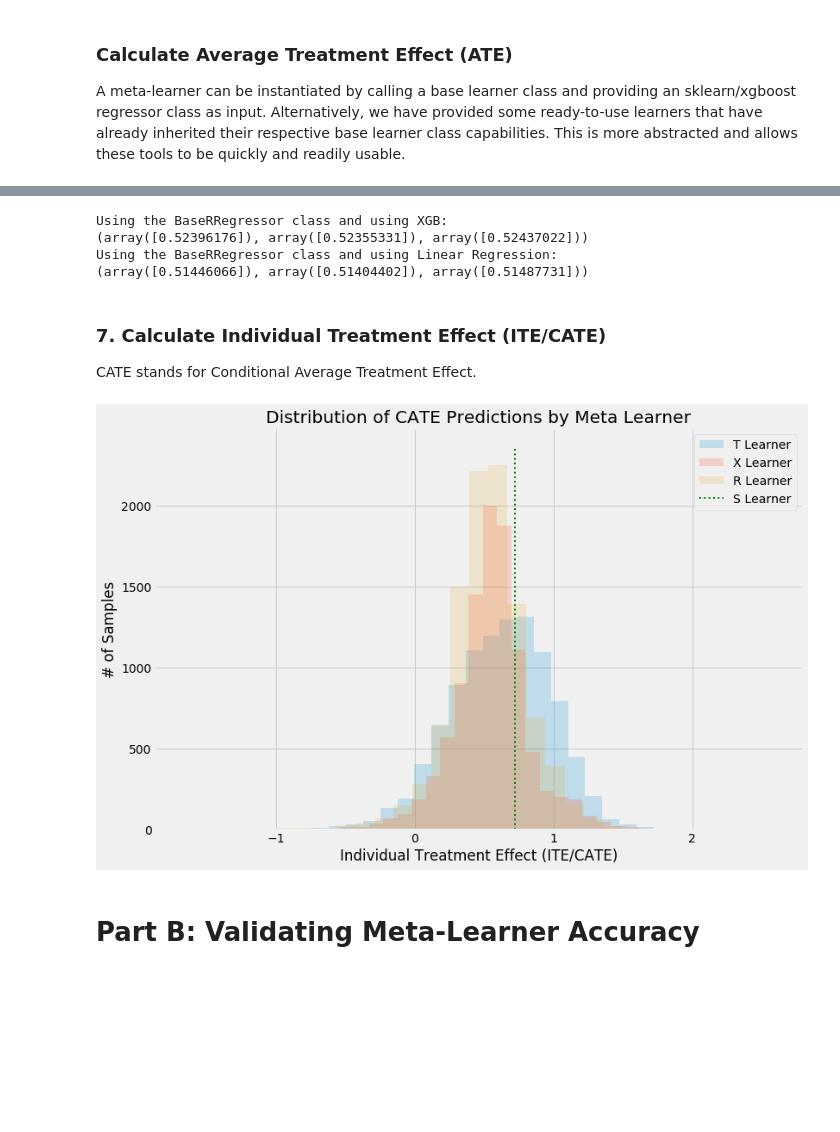
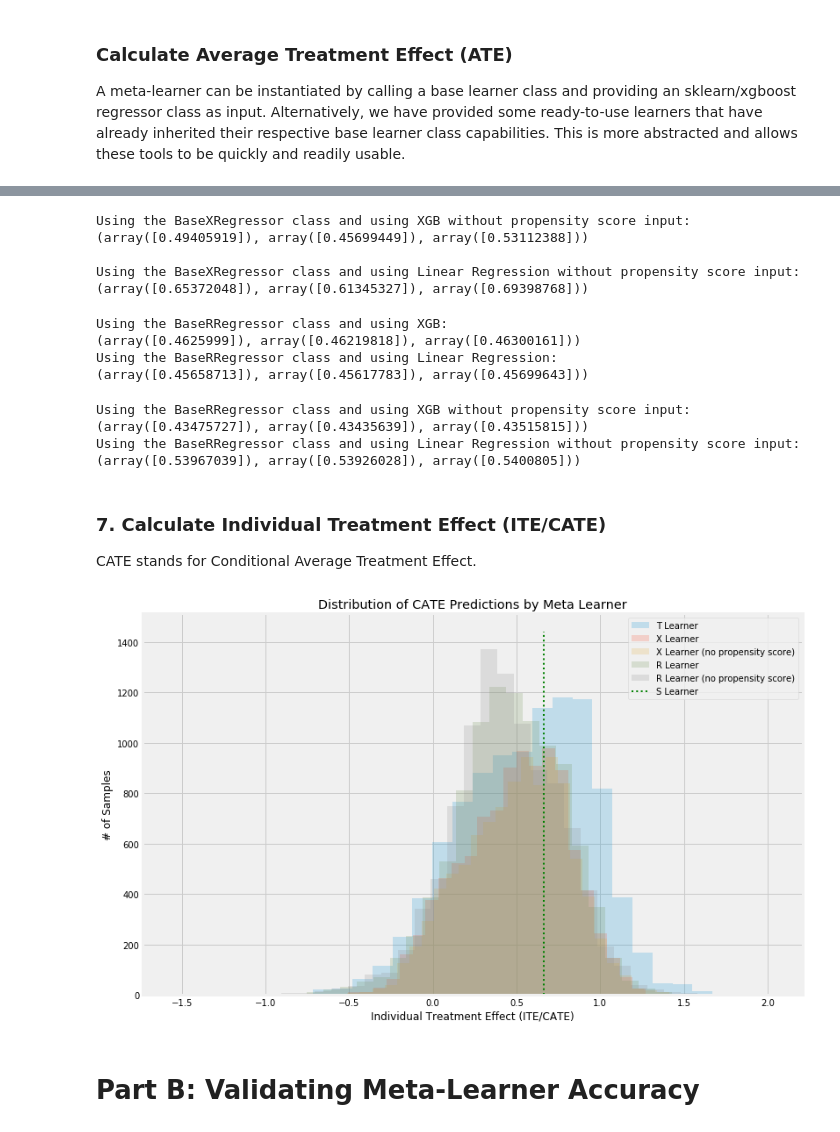
Before and after one commit to uber/causalml, a Jupyter notebook: examples/meta_learners_with_synthetic_data.ipynb, the cells around one changed output, grey strips where cells are left out. Drawn from its saved outputs; the diff is of its cells as text; code cells hidden in the pictures; blank space fills up the shorter version.

```diff
--- a/examples/meta_learners_with_synthetic_data.ipynb
+++ b/examples/meta_learners_with_synthetic_data.ipynb
@@ -115,20 +120,58 @@ Using the BaseXRegressor class and using Linear Regression:
+# %%
+# X Learner without propensity score input
+# Calling the Base Learner class and feeding in XGB
+learner_x = BaseXRegressor(XGBRegressor())
+ate_x = learner_x.estimate_ate(X=X, treatment=treatment, y=y)
+print('Using the BaseXRegressor class and using XGB without propensity score input:')
+print(ate_x)
+
+# Calling the Base Learner class and feeding in LinearRegression
+learner_x = BaseXRegressor(learner=LinearRegression())
+ate_x = learner_x.estimate_ate(X=X, treatment=treatment, y=y)
+print('\nUsing the BaseXRegressor class and using Linear Regression without propensity score input:')
+print(ate_x)
+# %% [output]
+Using the BaseXRegressor class and using XGB without propensity score input:
+(array([0.49405919]), array([0.45699449]), array([0.53112388]))
+
+Using the BaseXRegressor class and using Linear Regression without propensity score input:
+(array([0.65372048]), array([0.61345327]), array([0.69398768]))
 # %%
+# R Learner with propensity score input
 # Calling the Base Learner class and feeding in XGB
 learner_r = BaseRRegressor(learner=XGBRegressor())
-ate_r = learner_r.estimate_ate(X=X, p=e, treatment=treatment, y=y)
+ate_r = learner_r.estimate_ate(X=X, treatment=treatment, y=y, p=e)
 print('Using the BaseRRegressor class and using XGB:')
 print(ate_r)
 
 # Calling the Base Learner class and feeding in LinearRegression
 learner_r = BaseRRegressor(learner=LinearRegression())
-ate_r = learner_r.estimate_ate(X=X, p=e, treatment=treatment, y=y)
+ate_r = learner_r.estimate_ate(X=X, treatment=treatment, y=y, p=e)
 print('Using the BaseRRegressor class and using Linear Regression:')
 print(ate_r)
 # %% [output]
 Using the BaseRRegressor class and using XGB:
-(array([0.52396176]), array([0.52355331]), array([0.52437022]))
+(array([0.4625999]), array([0.46219818]), array([0.46300161]))
 Using the BaseRRegressor class and using Linear Regression:
-(array([0.51446066]), array([0.51404402]), array([0.51487731]))
+(array([0.45658713]), array([0.45617783]), array([0.45699643]))
+# %%
+# R Learner without propensity score input
+# Calling the Base Learner class and feeding in XGB
+learner_r = BaseRRegressor(learner=XGBRegressor())
+ate_r = learner_r.estimate_ate(X=X, treatment=treatment, y=y)
+print('Using the BaseRRegressor class and using XGB without propensity score input:')
+print(ate_r)
+
+# Calling the Base Learner class and feeding in LinearRegression
+learner_r = BaseRRegressor(learner=LinearRegression())
+ate_r = learner_r.estimate_ate(X=X, treatment=treatment, y=y)
+print('Using the BaseRRegressor class and using Linear Regression without propensity score input:')
+print(ate_r)
+# %% [output]
+Using the BaseRRegressor class and using XGB without propensity score input:
+(array([0.43475727]), array([0.43435639]), array([0.43515815]))
+Using the BaseRRegressor class and using Linear Regression without propensity score input:
+(array([0.53967039]), array([0.53926028]), array([0.5400805]))
 # %% [markdown]
 ### 7. Calculate Individual Treatment Effect (ITE/CATE)
 CATE stands for Conditional Average Treatment Effect.
@@ -141,28 +184,38 @@ cate_s = learner_s.fit_predict(X=X, treatment=treatment, y=y)
 learner_t = BaseTRegressor(learner=XGBRegressor())
 cate_t = learner_t.fit_predict(X=X, treatment=treatment, y=y)
 
-# X Learner
+# X Learner with propensity score input
 learner_x = BaseXRegressor(learner=XGBRegressor())
-cate_x = learner_x.fit_predict(X=X, p=e, treatment=treatment, y=y)
+cate_x = learner_x.fit_predict(X=X, treatment=treatment, y=y, p=e)
 
-# R Learner
+# X Learner without propensity score input
+learner_x_no_p = BaseXRegressor(learner=XGBRegressor())
+cate_x_no_p = learner_x_no_p.fit_predict(X=X, treatment=treatment, y=y)
+
+# R Learner with propensity score input
 learner_r = BaseRRegressor(learner=XGBRegressor())
-cate_r = learner_r.fit_predict(X=X, p=e, treatment=treatment, y=y)
+cate_r = learner_r.fit_predict(X=X, treatment=treatment, y=y, p=e)
+
+# R Learner without propensity score input
+learner_r_no_p = BaseRRegressor(learner=XGBRegressor())
+cate_r_no_p = learner_r_no_p.fit_predict(X=X, treatment=treatment, y=y)
 # %%
 alpha=0.2
 bins=30
 plt.figure(figsize=(12,8))
 plt.hist(cate_t, alpha=alpha, bins=bins, label='T Learner')
 plt.hist(cate_x, alpha=alpha, bins=bins, label='X Learner')
+plt.hist(cate_x_no_p, alpha=alpha, bins=bins, label='X Learner (no propensity score)')
 plt.hist(cate_r, alpha=alpha, bins=bins, label='R Learner')
+plt.hist(cate_r_no_p, alpha=alpha, bins=bins, label='R Learner (no propensity score)')
 plt.vlines(cate_s[0], 0, plt.axes().get_ylim()[1], label='S Learner',
            linestyles='dotted', colors='green', linewidth=2)
 plt.title('Distribution of CATE Predictions by Meta Learner')
 plt.xlabel('Individual Treatment Effect (ITE/CATE)')
 plt.ylabel('# of Samples')
 _=plt.legend()
 # %% [output]
-[figure, old version]
+[figure, new version]
 # %% [markdown]
 # Part B: Validating Meta-Learner Accuracy
 # %% [markdown]
```
Also changed, not shown: parts of 6 cells of this notebook, 8 other files.
